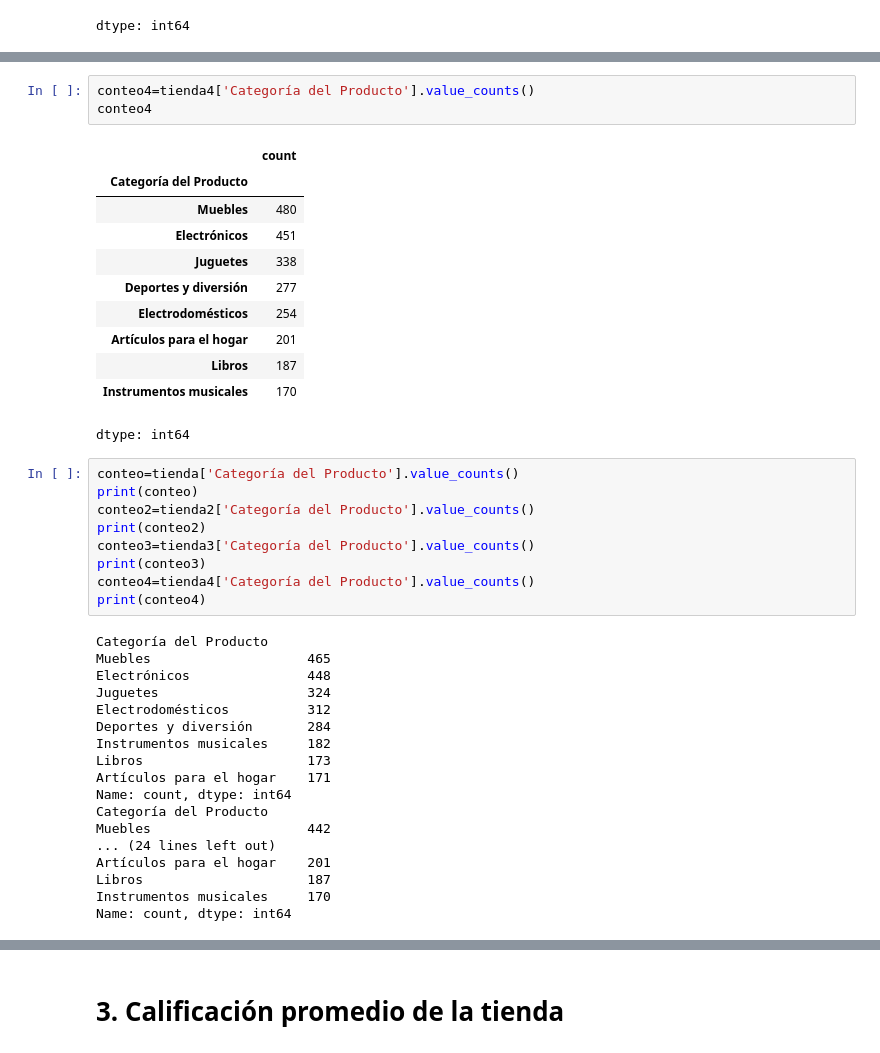
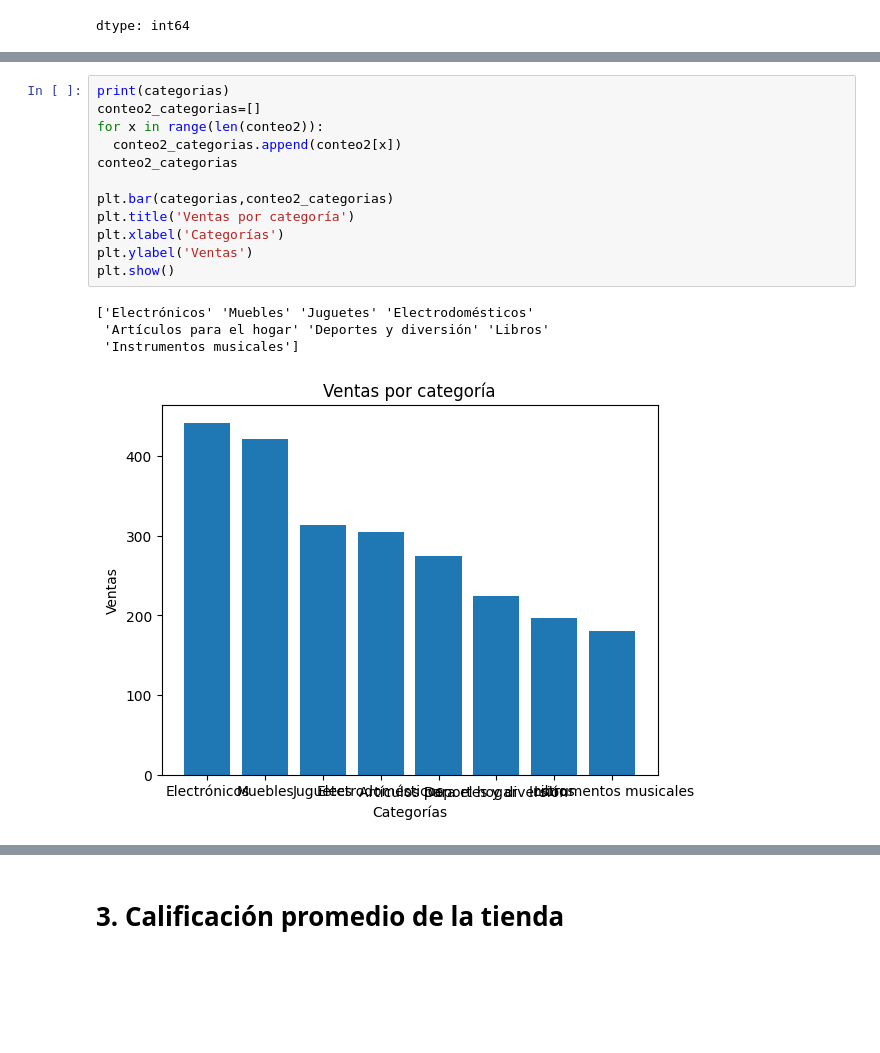
Before and after one commit to vanessa-oreza/Alura-Store, a Jupyter notebook: AluraStoreLatam.ipynb, the cells around one changed output, grey strips where cells are left out. Drawn from its saved outputs; the diff is of its cells as text; blank space fills up the shorter version.

```diff
--- a/AluraStoreLatam.ipynb
+++ b/AluraStoreLatam.ipynb
@@ -137,42 +126,17 @@ dtype: int64
-# %%
-conteo4=tienda4['Categoría del Producto'].value_counts()
-conteo4
-# %% [output]
-|  | count |
-| Categoría del Producto |  |
-| Muebles | 480 |
-| Electrónicos | 451 |
-| Juguetes | 338 |
-| Deportes y diversión | 277 |
-| Electrodomésticos | 254 |
-| Artículos para el hogar | 201 |
-| Libros | 187 |
-| Instrumentos musicales | 170 |
-dtype: int64
-# %%
-conteo=tienda['Categoría del Producto'].value_counts()
-print(conteo)
-conteo2=tienda2['Categoría del Producto'].value_counts()
-print(conteo2)
-conteo3=tienda3['Categoría del Producto'].value_counts()
-print(conteo3)
-conteo4=tienda4['Categoría del Producto'].value_counts()
-print(conteo4)
-# %% [output]
-Categoría del Producto
-Muebles                    465
-Electrónicos               448
-Juguetes                   324
-Electrodomésticos          312
-Deportes y diversión       284
-Instrumentos musicales     182
-Libros                     173
-Artículos para el hogar    171
-Name: count, dtype: int64
-Categoría del Producto
-Muebles                    442
-... (24 lines left out)
-Artículos para el hogar    201
-Libros                     187
-Instrumentos musicales     170
-Name: count, dtype: int64
+# %%
+print(categorias)
+conteo2_categorias=[]
+for x in range(len(conteo2)):
+  conteo2_categorias.append(conteo2[x])
+conteo2_categorias
+
+plt.bar(categorias,conteo2_categorias)
+plt.title('Ventas por categoría')
+plt.xlabel('Categorías')
+plt.ylabel('Ventas')
+plt.show()
+# %% [output]
+['Electrónicos' 'Muebles' 'Juguetes' 'Electrodomésticos'
+ 'Artículos para el hogar' 'Deportes y diversión' 'Libros'
+ 'Instrumentos musicales']
+[figure, added]
```
Also changed, not shown: parts of 12 cells of this notebook.
